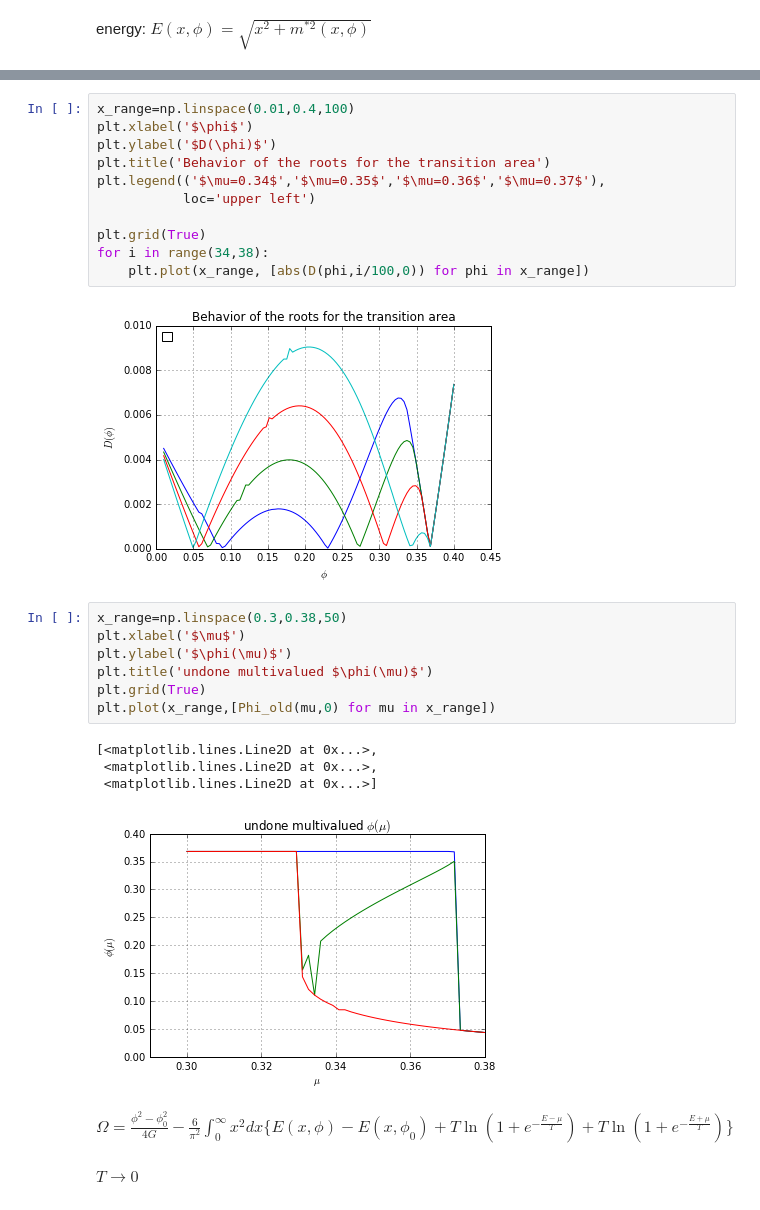
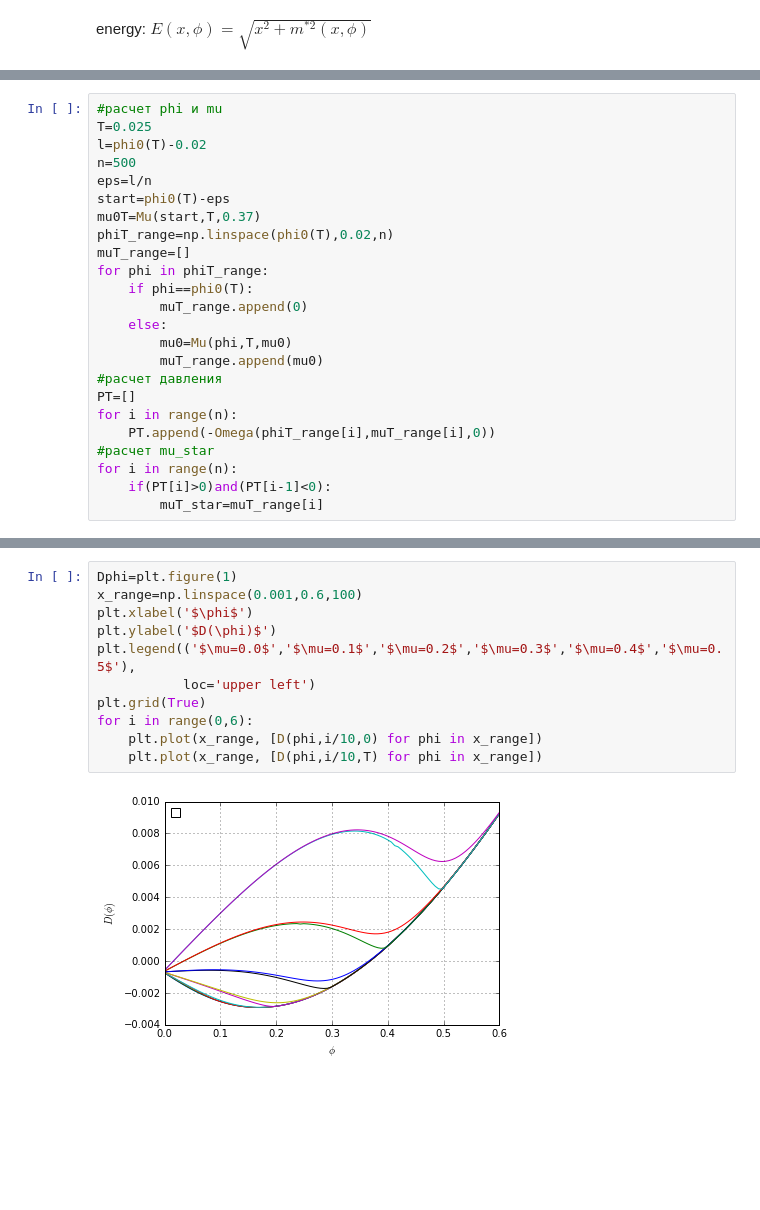
Before and after one commit to theor-mephi/quark-matter-bugrus, a Jupyter notebook: First_puzzle.ipynb, the cells around one changed output, grey strips where cells are left out. Cells and saved outputs as stored; diff of their text form; blank space fills up the shorter version.

Commit message:
With T
mu_star aren't exist as a function yet.

```diff
--- a/First_puzzle.ipynb
+++ b/First_puzzle.ipynb
@@ -131,0 +150,24 @@ I dunno whats problem with the legend.
+# %%
+#расчет phi и mu
+T=0.025
+l=phi0(T)-0.02
+n=500
+eps=l/n
+start=phi0(T)-eps
+mu0T=Mu(start,T,0.37)
+phiT_range=np.linspace(phi0(T),0.02,n)
+muT_range=[]
+for phi in phiT_range:
+    if phi==phi0(T):
+        muT_range.append(0)
+    else:
+        mu0=Mu(phi,T,mu0)
+        muT_range.append(mu0)
+#расчет давления
+PT=[]
+for i in range(n):
+    PT.append(-Omega(phiT_range[i],muT_range[i],0))
+#расчет mu_star
+for i in range(n):
+    if(PT[i]>0)and(PT[i-1]<0):
+        muT_star=muT_range[i]
@@ -132,29 +183,13 @@ I dunno whats problem with the legend.
 # %%
-x_range=np.linspace(0.01,0.4,100)
+Dphi=plt.figure(1)
+x_range=np.linspace(0.001,0.6,100)
 plt.xlabel('$\phi$')
 plt.ylabel('$D(\phi)$')
-plt.title('Behavior of the roots for the transition area')
-plt.legend(('$\mu=0.34$','$\mu=0.35$','$\mu=0.36$','$\mu=0.37$'),
+plt.legend(('$\mu=0.0$','$\mu=0.1$','$\mu=0.2$','$\mu=0.3$','$\mu=0.4$','$\mu=0.5$'),
            loc='upper left')
-
 plt.grid(True)
-for i in range(34,38):
-    plt.plot(x_range, [abs(D(phi,i/100,0)) for phi in x_range])
+for i in range(0,6):
+    plt.plot(x_range, [D(phi,i/10,0) for phi in x_range])
+    plt.plot(x_range, [D(phi,i/10,T) for phi in x_range])
 # %% [output]
-[figure, old version]
+[figure, new version]
-# %%
-x_range=np.linspace(0.3,0.38,50)
-plt.xlabel('$\mu$')
-plt.ylabel('$\phi(\mu)$')
-plt.title('undone multivalued $\phi(\mu)$')
-plt.grid(True)
-plt.plot(x_range,[Phi_old(mu,0) for mu in x_range])
-# %% [output]
-[<matplotlib.lines.Line2D at 0x...>,
- <matplotlib.lines.Line2D at 0x...>,
- <matplotlib.lines.Line2D at 0x...>]
-[figure, removed]
-# %% [markdown]
-$\Omega=\frac{\phi^2-\phi_0^2}{4G}-\frac6{\pi^2}\int_0^\infty x^2dx\{E(x,\phi)-E(x,\phi_0)+T\ln(1+e^{-\frac{E-\mu}T})+T\ln(1+e^{-\frac{E+\mu}T})\}$
-# %% [markdown]
-$T\rightarrow 0$
```
Also changed, not shown: parts of 23 cells of this notebook.
